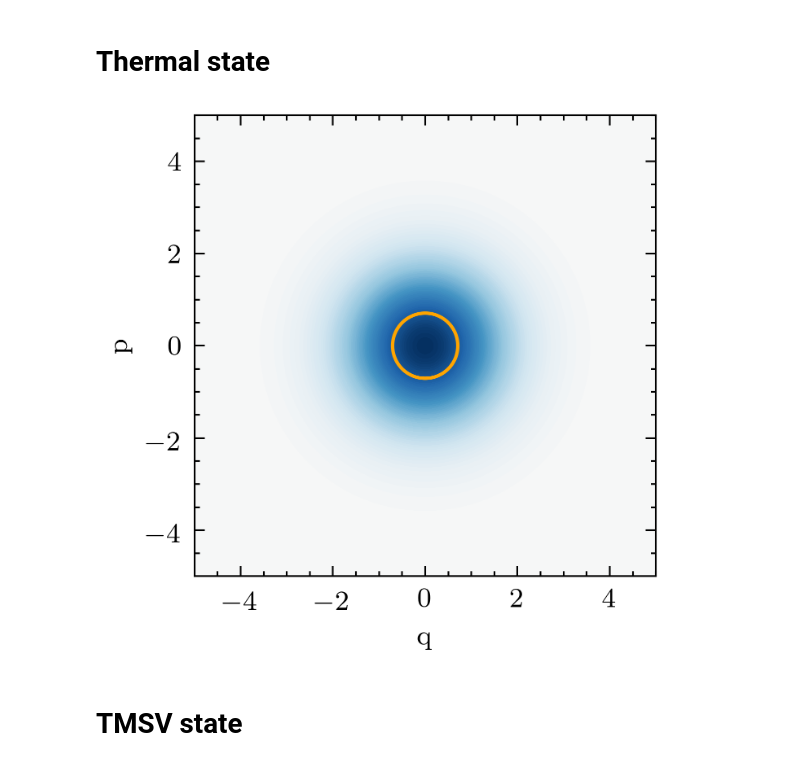
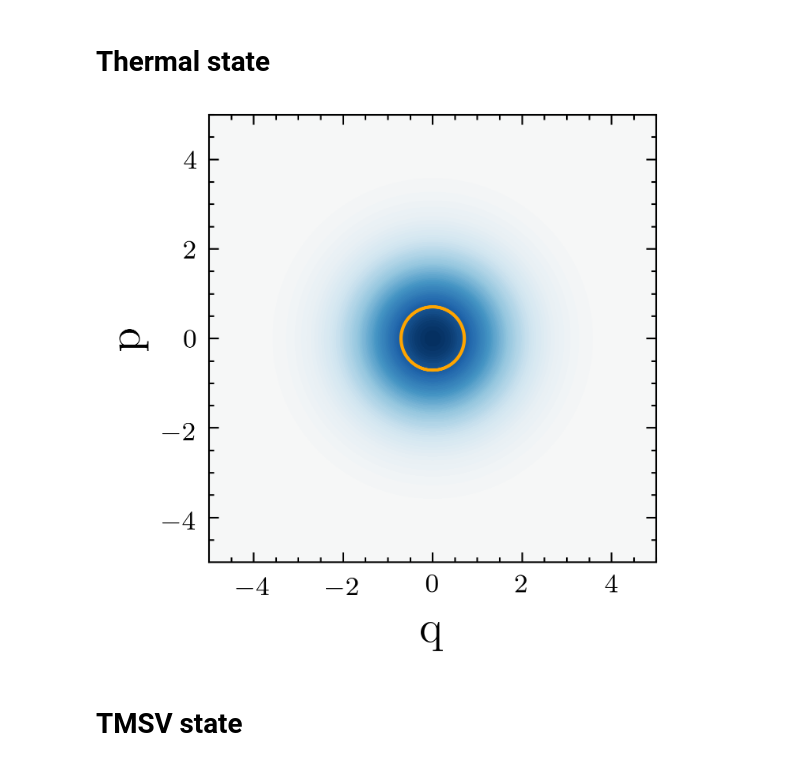
Before and after one commit to mtqoi/Thesis, a Jupyter notebook: Images/introduction/figures_introduction.ipynb, the cells around one changed output. Drawn from its saved outputs; the diff is of its cells as text; code cells hidden in the pictures.

```diff
--- a/Images/introduction/figures_introduction.ipynb
+++ b/Images/introduction/figures_introduction.ipynb
@@ -68,31 +68,34 @@ fig.savefig('qpsk_2.png', dpi=300)
 # %%
 dims=25
 barn=1.0
 thermal_state = qt.thermal_dm(dims, barn, method="analytic")
 xmin = -5
 xmax = - xmin
 xvec = np.linspace(xmin, xmax, 500)
 W = qt.wigner(thermal_state, xvec, xvec)
 nrm = mpl.colors.Normalize(-W.max(), W.max())
 
 
 fig, ax = plt.subplots(1,1)
 ax.contourf(xvec, xvec, W, 100, cmap=cm.RdBu, norm=nrm)
 ax.set_xlabel("q")
 ax.set_ylabel("p")
 ax.autoscale(tight=True)
 ax.set_aspect(1)
 
 # x = np.linspace(-1.0, 1.0, 100)
 # y = np.linspace(-1.0, 1.0, 100)
 X, Y = np.meshgrid(xvec, xvec)
 F = X**2 + Y**2 - 0.5
 ax.contour(X,Y,F,[0], colors=["orange"])
 
+ax.xaxis.label.set_size(14)
+ax.yaxis.label.set_size(14)
+
 # fig.savefig('thermal_state.pdf')
 fig.savefig('thermal_state.png', dpi=300)
 # %% [output]
-[figure, old version]
+[figure, new version]
 # %% [markdown]
 # TMSV state
 # %%
```
Also changed, not shown: parts of 18 cells of this notebook, 5 other files.
